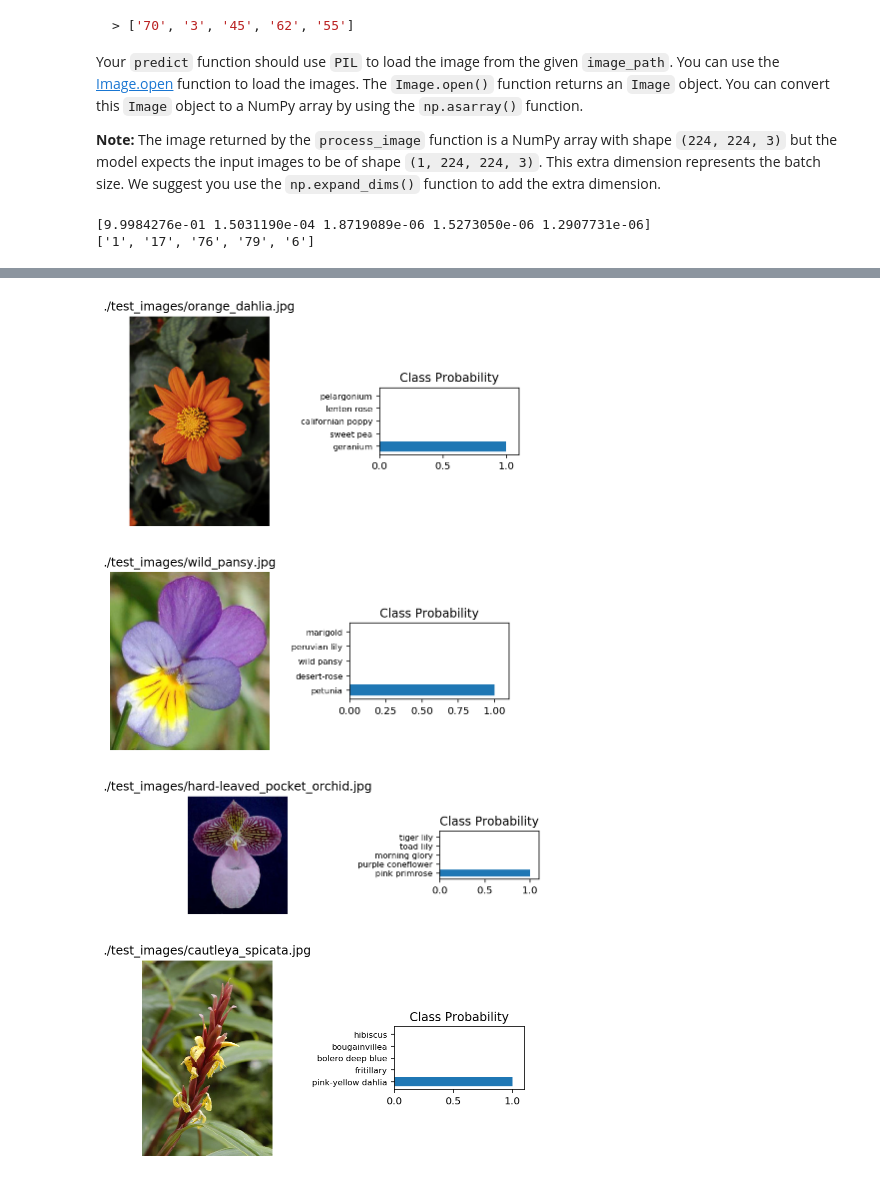
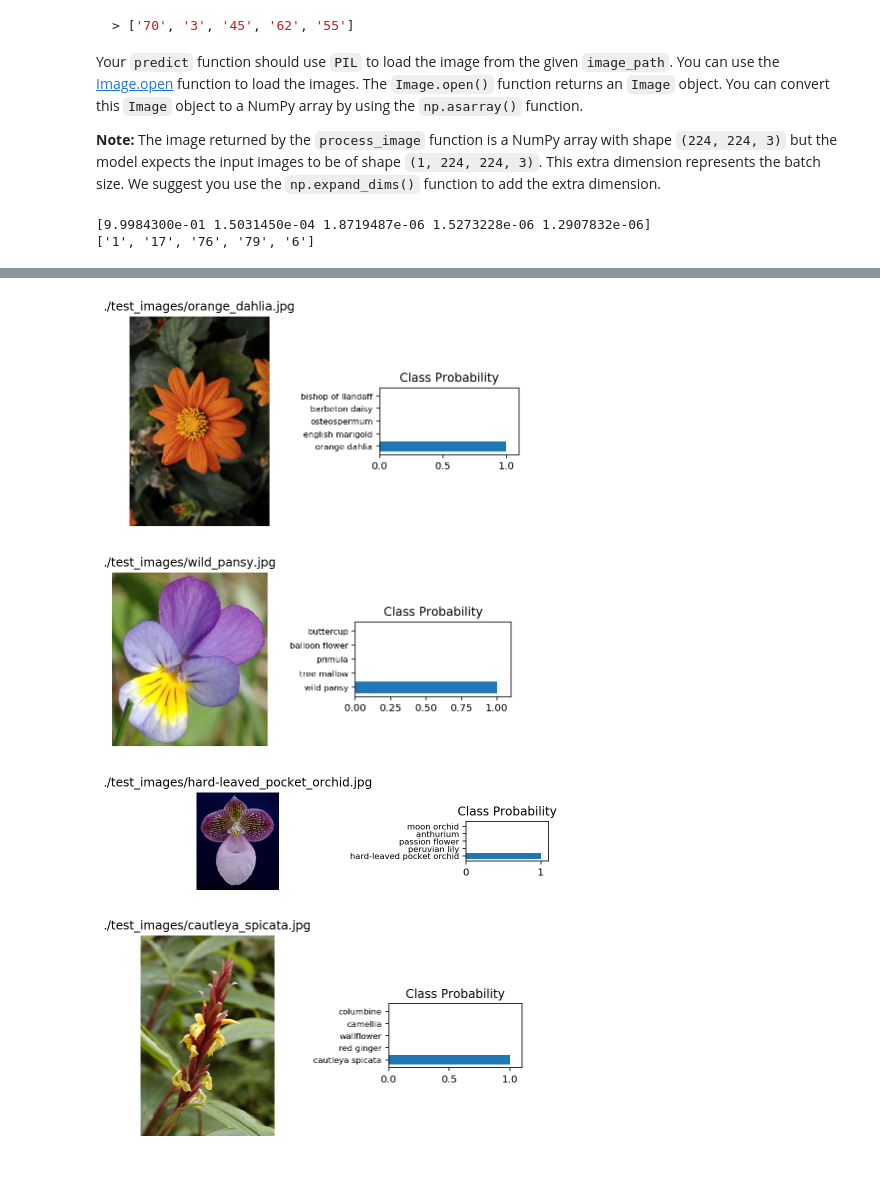
Before and after one commit to pongem/Nanodegree_MachineLearningWithTensorflow, a Jupyter notebook: projects/p2_image_classifier/Project_Image_Classifier_Project-5.ipynb, the cells around one changed output, grey strips where cells are left out. Saved outputs shown, nothing was run; the diff lists cells and outputs as text; code cells hidden in the pictures.

```diff
--- a/projects/p2_image_classifier/Project_Image_Classifier_Project-5.ipynb
+++ b/projects/p2_image_classifier/Project_Image_Classifier_Project-5.ipynb
@@ -495,7 +497,7 @@ def predict(image_path, model, top_k):
     top_indices_map = map(lambda x: str(x), top_indices)
     top_probs = first_predict[top_indices]
     top_probs_map = map(lambda x: '{0:.8f}'.format(x), top_probs)
-    top_classes_map = map(lambda x: class_names[str(x)], top_indices)
+    top_classes_map = map(lambda x: class_names[str(x+1)], top_indices)
     #print('top_indices', top_indices)
     #print('top_probs', top_probs)
     #print('top_classes', list(top_classes_map))
@@ -507,7 +509,7 @@ probs, classes = predict(image_path, reloaded_keras_model, 5)
 print(probs)
 print(classes)
 # %% [output]
-[9.9984276e-01 1.5031190e-04 1.8719089e-06 1.5273050e-06 1.2907731e-06]
+[9.9984300e-01 1.5031450e-04 1.8719487e-06 1.5273228e-06 1.2907832e-06]
 ['1', '17', '76', '79', '6']
 # %% [markdown]
 # Sanity Check
@@ -527,33 +529,33 @@ You can convert from the class integer labels to actual flower names using `clas
 # %%
 # TODO: Plot the input image along with the top 5 classes
 
 import glob
 images = []
 for f in glob.iglob("./test_images/*"):
     im = Image.open(f)
     test_image = np.asarray(im)
     probs, classes = predict(f, reloaded_keras_model, 5)
 
 
-    top_classes_map = map(lambda x: class_names[str(x)], classes)
+    top_classes_map = map(lambda x: class_names[str(int(x)+1)], classes)
     list_classes = list(top_classes_map)
 
     fig, (ax1, ax2) = plt.subplots(figsize=(6,9), ncols=2)
     ax1.imshow(test_image, cmap = plt.cm.binary)
     ax1.axis('off')
     ax1.set_title(f)
     ax2.barh(np.arange(len(probs)), probs)
     ax2.set_aspect(0.1)
     ax2.set_yticks(np.arange(len(probs)))
     ax2.set_yticklabels(list_classes, size='small');
     ax2.set_title('Class Probability')
     ax2.set_xlim(0, 1.1)
     plt.tight_layout()
 # %% [output]
-[figure, old version]
+[figure, new version]
-[figure, old version]
+[figure, new version]
-[figure, old version]
+[figure, new version]
-[figure, old version]
+[figure, new version]
 # %%
 for image, label in test_set.take(32):
     image = image.numpy().squeeze()
```
Also changed, not shown: parts of 5 cells of this notebook, 2 other files.
